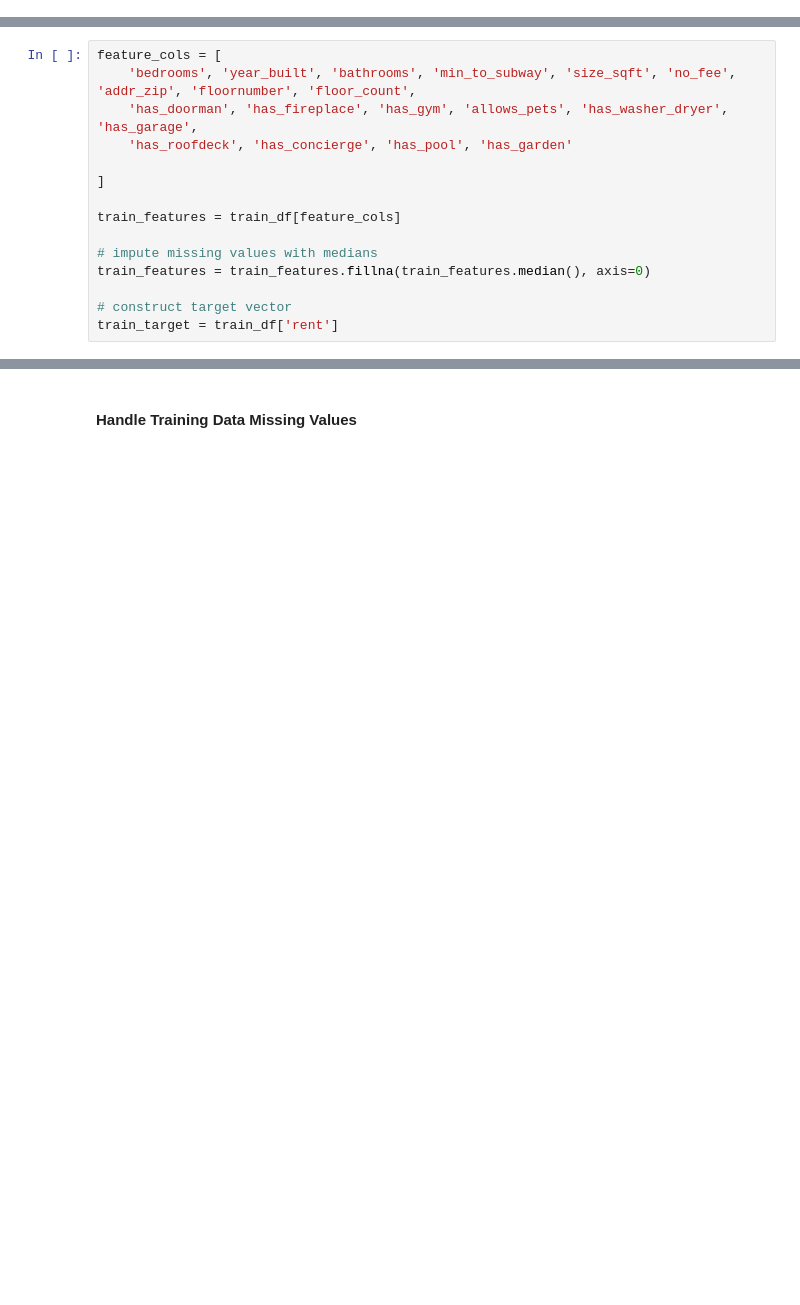
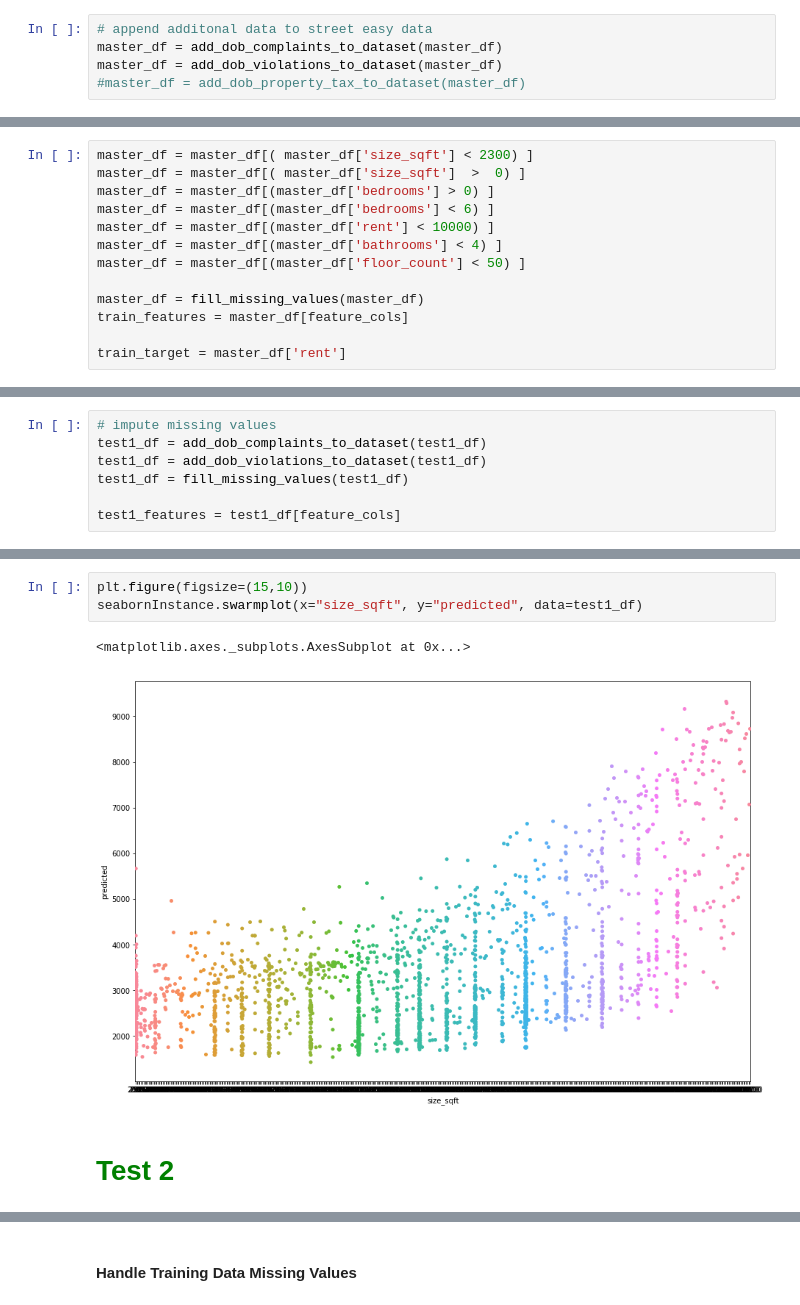
Before and after one commit to psagun/Rent-Predictor, a Jupyter notebook: Project_Rentflix.ipynb, the cells around one changed output, grey strips where cells are left out. Cells and saved outputs as stored; diff of their text form; blank space fills up the shorter version.

```diff
--- a/Project_Rentflix.ipynb
+++ b/Project_Rentflix.ipynb
@@ -21,0 +91,5 @@
+# %%
+# append additonal data to street easy data
+master_df = add_dob_complaints_to_dataset(master_df)
+master_df = add_dob_violations_to_dataset(master_df)
+#master_df = add_dob_property_tax_to_dataset(master_df)
@@ -24,15 +165,13 @@
-# %%
-feature_cols = [
-    'bedrooms', 'year_built', 'bathrooms', 'min_to_subway', 'size_sqft', 'no_fee', 'addr_zip', 'floornumber', 'floor_count',
-    'has_doorman', 'has_fireplace', 'has_gym', 'allows_pets', 'has_washer_dryer', 'has_garage',
-    'has_roofdeck', 'has_concierge', 'has_pool', 'has_garden'
-
-]
-
-train_features = train_df[feature_cols]
-
-# impute missing values with medians
-train_features = train_features.fillna(train_features.median(), axis=0)
-
-# construct target vector
-train_target = train_df['rent']
+# %%
+master_df = master_df[( master_df['size_sqft'] < 2300) ]
+master_df = master_df[( master_df['size_sqft']  >  0) ]
+master_df = master_df[(master_df['bedrooms'] > 0) ]
+master_df = master_df[(master_df['bedrooms'] < 6) ]
+master_df = master_df[(master_df['rent'] < 10000) ]
+master_df = master_df[(master_df['bathrooms'] < 4) ]
+master_df = master_df[(master_df['floor_count'] < 50) ]
+
+master_df = fill_missing_values(master_df)
+train_features = master_df[feature_cols]
+
+train_target = master_df['rent']
@@ -38,0 +231,7 @@ train_target = train_df['rent']
+# %%
+# impute missing values
+test1_df = add_dob_complaints_to_dataset(test1_df)
+test1_df = add_dob_violations_to_dataset(test1_df)
+test1_df = fill_missing_values(test1_df)
+
+test1_features = test1_df[feature_cols]
@@ -38,0 +258,8 @@ train_target = train_df['rent']
+# %%
+plt.figure(figsize=(15,10))
+seabornInstance.swarmplot(x="size_sqft", y="predicted", data=test1_df)
+# %% [output]
+<matplotlib.axes._subplots.AxesSubplot at 0x...>
+[figure, added]
+# %% [markdown]
+#  <font color=green> Test 2 <font>
```
Also changed, not shown: parts of 54 cells of this notebook.
